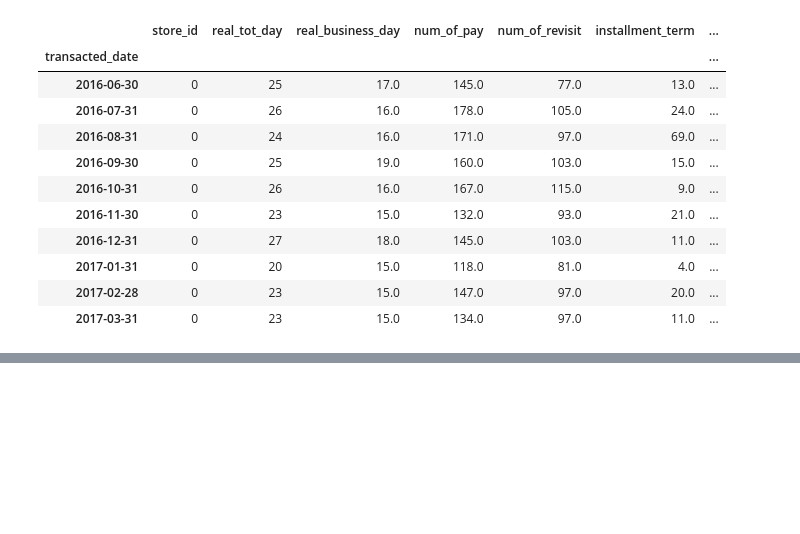
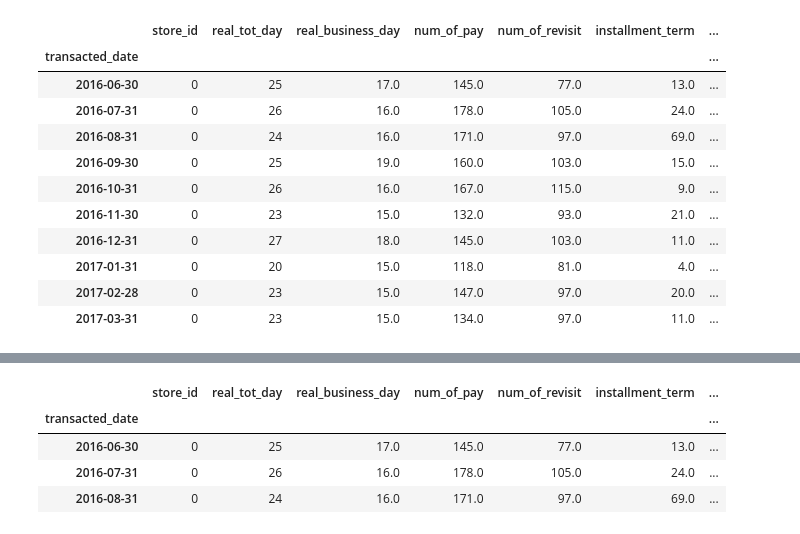
Before and after one commit to wonyoung-ji/statistics, a Jupyter notebook: dacon/Predict_Market_Sales.ipynb, the cells around one changed output, grey strips where cells are left out. Saved outputs shown, nothing was run; the diff lists cells and outputs as text; code cells hidden in the pictures; blank space fills up the shorter version.

```diff
--- a/dacon/Predict_Market_Sales.ipynb
+++ b/dacon/Predict_Market_Sales.ipynb
@@ -535,0 +595,8 @@ sma_month.head(10)
+# %%
+ewm_month.head(3)
+# %% [output]
+|  | store_id | real_tot_day | real_business_day | num_of_pay | num_of_revisit | installment_term | ... |
+| transacted_date |  |  |  |  |  |  | ... |
+| 2016-06-30 | 0 | 25 | 17.0 | 145.0 | 77.0 | 13.0 | ... |
+| 2016-07-31 | 0 | 26 | 16.0 | 178.0 | 105.0 | 24.0 | ... |
+| 2016-08-31 | 0 | 24 | 16.0 | 171.0 | 97.0 | 69.0 | ... |
```
Also changed, not shown: parts of 19 cells of this notebook.
